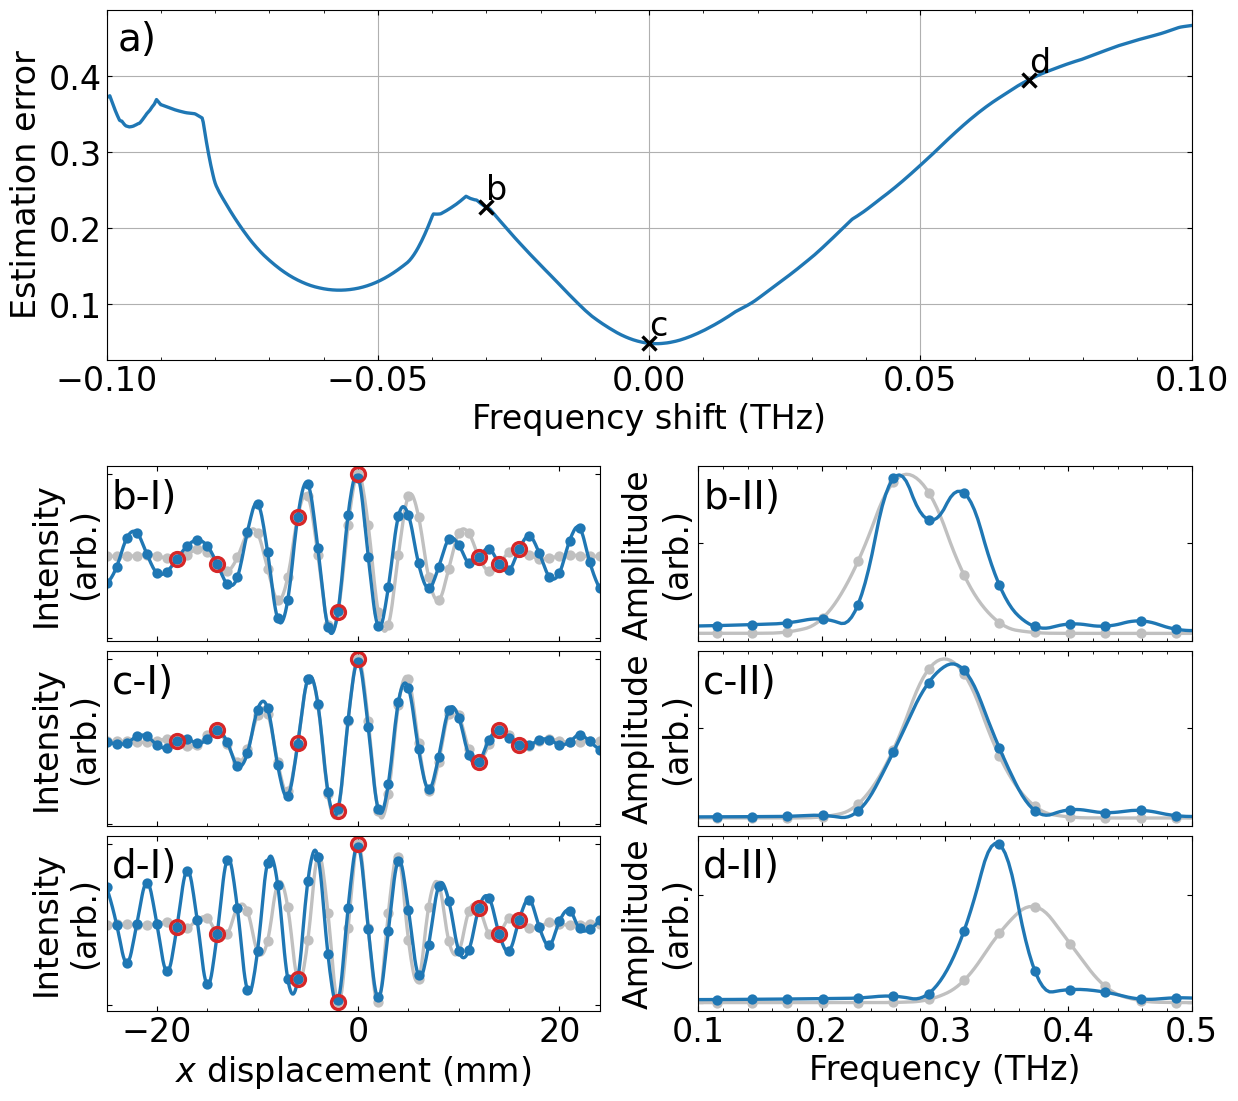
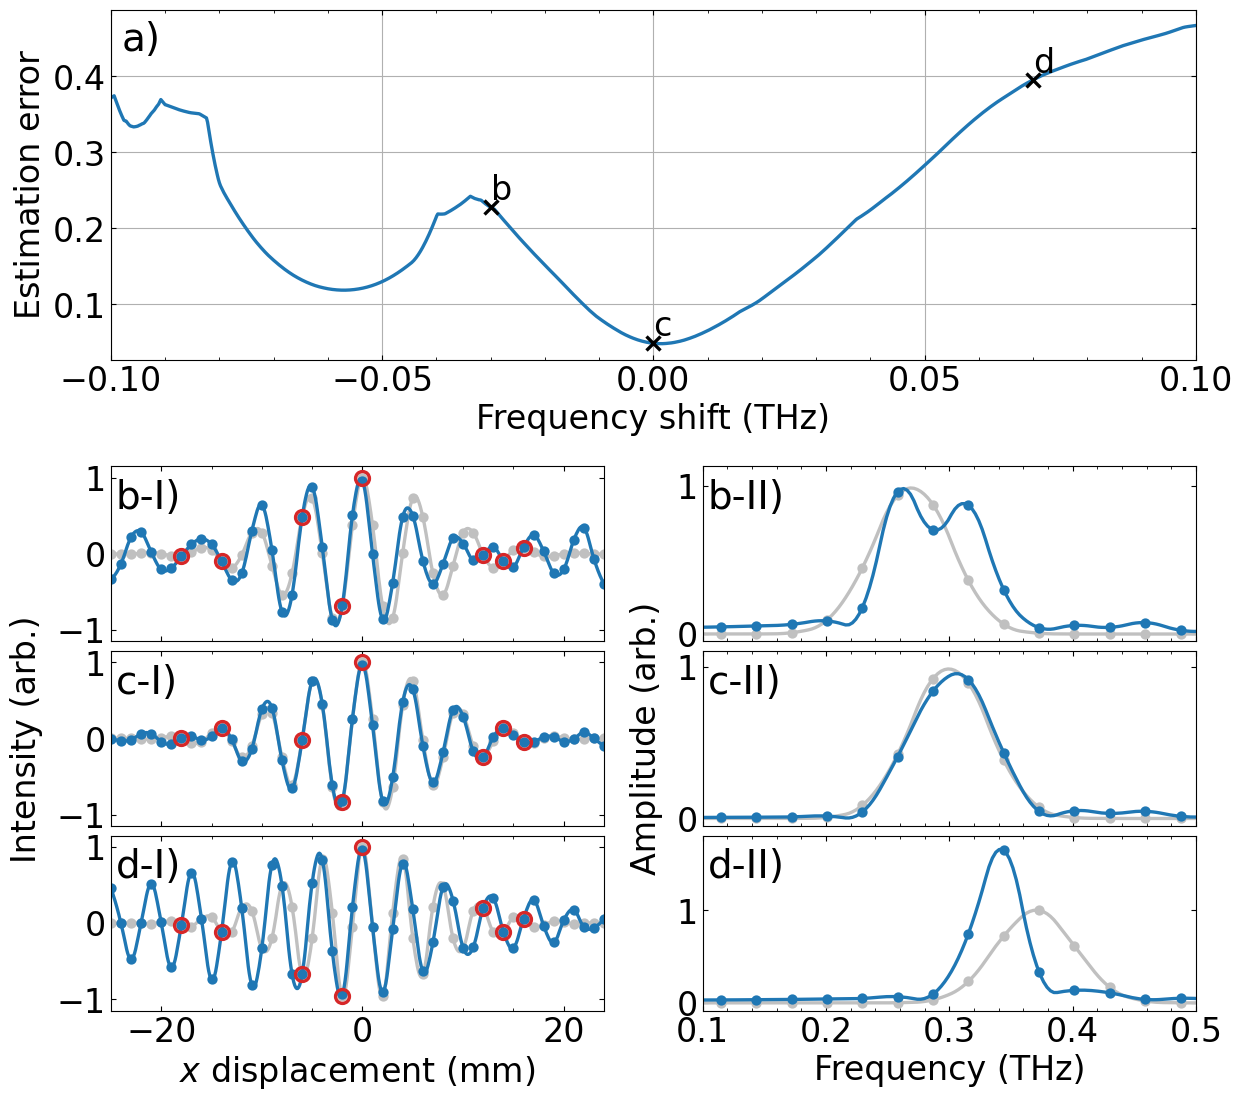
The notebook cell's code change between the first figure and the second:
--- before
+++ after
@@ -21,4 +21,6 @@
 examples["target_DCT"] = [spfft.dct(target, norm= "ortho", type= 1) for target in examples["target"]]
 examples["target_FFT"] = [np.abs(np.fft.rfft(target)) for target in examples["target"]]
+normalisation_factor = np.max(examples["target_FFT"])
+examples["target_FFT"] /= normalisation_factor
 examples["uncertainty"] = [np.ones_like(target) for target in examples["target"]]
 examples["score"] = [cs.evaluate_score(test_config, target, uncertainties, regularization_coeffient= regularization_coeffient, error_type= "L2") for target, uncertainties in zip(examples["target"], examples["uncertainty"])]
@@ -28,4 +30,5 @@
 examples["reconstruction_DCT"] = [spfft.dct(reconstruction, norm= "ortho", type= 1) for reconstruction in examples["reconstruction"]]
 examples["reconstruction_FFT"] = [np.abs(np.fft.rfft(reconstruction)) for reconstruction in examples["reconstruction"]]
+examples["reconstruction_FFT"] /= normalisation_factor
 
 axs_mosaic = [["a)", "a)"],
@@ -53,6 +56,6 @@
     axs[interfero_title].plot(cs.interpolate(displacement), cs.interpolate(reconstruction), color= "tab:blue")
     axs[interfero_title].plot(displacement, samples, linestyle= "none", marker= "o", markerfacecolor= "none", markeredgecolor= "tab:red")
-    axs[interfero_title].set(xlim= (displacement.min(), displacement.max()), ylabel= "Intensity\n(arb.)")
-    axs[interfero_title].tick_params(labelbottom= False, labelleft= False)
+    axs[interfero_title].set(xlim= (displacement.min(), displacement.max()), ylim= (-1.15, 1.15))
+    axs[interfero_title].tick_params(labelbottom= False)
     axs[interfero_title].annotate(interfero_title, (0.01,0.93), xycoords= 'axes fraction', ha= "left", va= "top", fontsize= 28)
 
@@ -61,6 +64,6 @@
     axs[spectrum_title].plot(freqs, reconstruction_FFT, color= "tab:blue", marker= ".", linestyle= "none")
     axs[spectrum_title].plot(cs.interpolate(freqs), cs.interpolate(reconstruction_FFT), color= "tab:blue")
-    axs[spectrum_title].set(xlim= (0.1, 0.5), ylabel= "Amplitude\n(arb.)")
-    axs[spectrum_title].tick_params(labelbottom= False, labelleft= False)
+    axs[spectrum_title].set(xlim= (0.1, 0.5), ylim= (None, np.max(cs.interpolate(reconstruction_FFT)) +0.15))
+    axs[spectrum_title].tick_params(labelbottom= False)
     axs[spectrum_title].annotate(spectrum_title, (0.01,0.93), xycoords= 'axes fraction', ha= "left", va= "top", fontsize= 28)
 
@@ -68,4 +71,6 @@
     axs["a)"].text(shift*1e-12, score +0.01, interfero_title.removesuffix("-I)"))
 
+axs["c-I)"].set_ylabel("Intensity (arb.)", labelpad= 10)
+axs["c-II)"].set_ylabel("Amplitude (arb.)", labelpad= 10)
 axs["d-I)"].set(xlabel= "$x$ displacement (mm)")
 axs["d-I)"].tick_params(labelbottom= True)
@@ -73,4 +78,4 @@
 axs["d-II)"].tick_params(labelbottom= True)
 
-#fig.savefig("./graphs/frequency_shift_robustness_250.png", bbox_inches= "tight")
+fig.savefig("./graphs/frequency_shift_robustness_300.pdf", bbox_inches= "tight")
 plt.show()

Commit: polishing up freq shift graph more